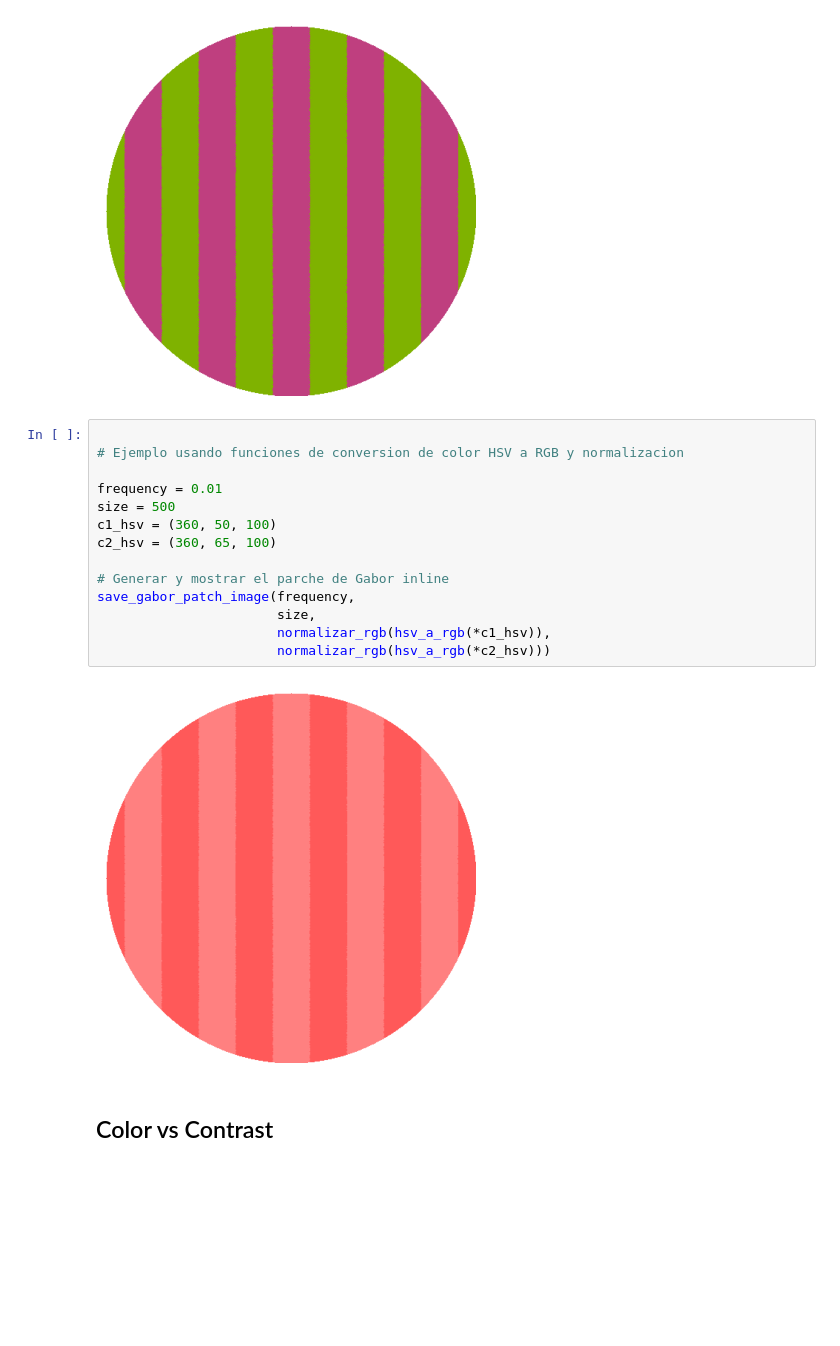
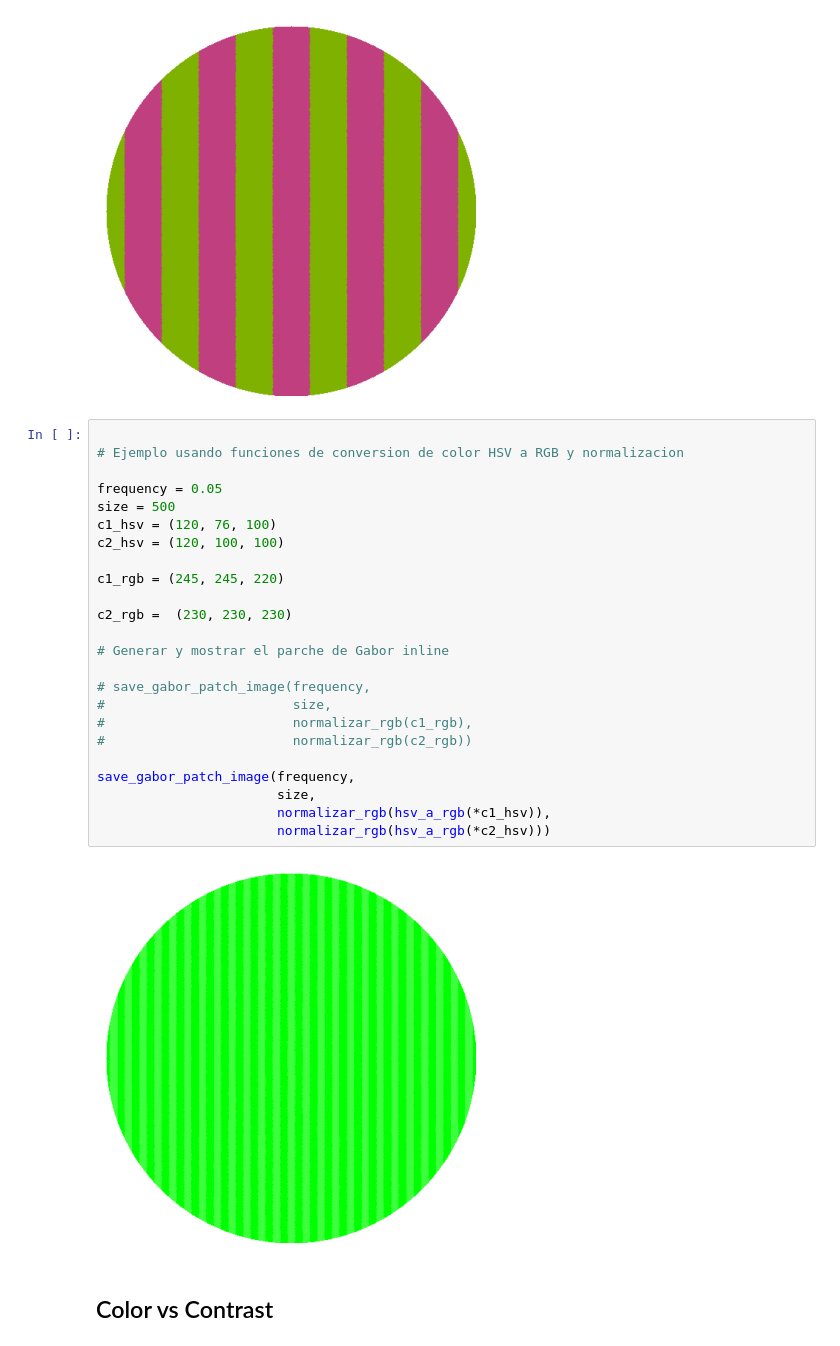
Before and after one commit to compneurobilbao/siburmuin, a Jupyter notebook: src/multicolor_grating_generator/custom_gabor.ipynb, the cells around one changed output. Saved outputs shown, nothing was run; the diff lists cells and outputs as text; blank space fills up the shorter version.

```diff
--- a/src/multicolor_grating_generator/custom_gabor.ipynb
+++ b/src/multicolor_grating_generator/custom_gabor.ipynb
@@ -349,19 +349,29 @@ save_gabor_patch_image(frequency, size, c1, c2)
 # %%
 
 # Ejemplo usando funciones de conversion de color HSV a RGB y normalizacion
 
-frequency = 0.01
+frequency = 0.05
 size = 500
-c1_hsv = (360, 50, 100)
-c2_hsv = (360, 65, 100)
+c1_hsv = (120, 76, 100)
+c2_hsv = (120, 100, 100)
+
+c1_rgb = (245, 245, 220)
+
+c2_rgb =  (230, 230, 230)
 
 # Generar y mostrar el parche de Gabor inline
+
+# save_gabor_patch_image(frequency,
+#                        size,
+#                        normalizar_rgb(c1_rgb),
+#                        normalizar_rgb(c2_rgb))
+
 save_gabor_patch_image(frequency,
                        size,
                        normalizar_rgb(hsv_a_rgb(*c1_hsv)),
                        normalizar_rgb(hsv_a_rgb(*c2_hsv)))
 # %% [output]
-[figure, old version]
+[figure, new version]
 # %% [markdown]
 ## Color vs Contrast
 # %% [markdown]
```
Also changed, not shown: 27 other files.
